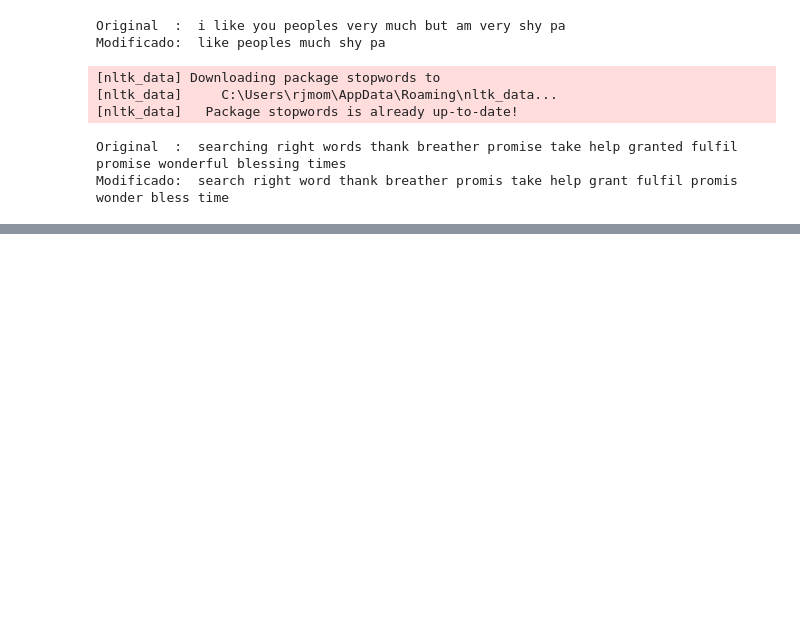
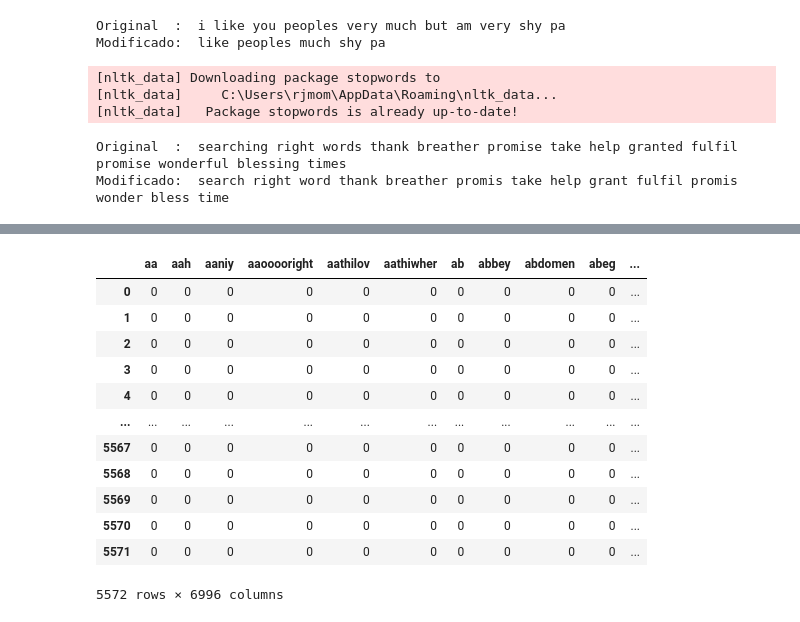
Before and after one commit to her20053/Security-Data-Science, a Jupyter notebook: Laboratorio 2/Lab2.ipynb, the cells around one changed output, grey strips where cells are left out. Drawn from its saved outputs; the diff is of its cells as text; code cells hidden in the pictures; blank space fills up the shorter version.

```diff
--- a/Laboratorio 2/Lab2.ipynb
+++ b/Laboratorio 2/Lab2.ipynb
@@ -103,0 +100,4 @@ Representacion de Texto
+# %%
+# Obtener los mensajes preprocesados en una lista
+mensajes = data['v2'].tolist()
+mensajes
@@ -103,0 +122,21 @@ Representacion de Texto
+# %%
+# Bag of Words (BoW) para n = 1
+bow1 = CountVectorizer(ngram_range=(1,1))
+bow1_matrix = bow1.fit_transform(mensajes)
+bow1_matrix = bow1_matrix.toarray()
+vocab1 = bow1.get_feature_names_out()
+pd.DataFrame(bow1_matrix, columns=vocab1)
+# %% [output]
+|  | aa | aah | aaniy | aaooooright | aathilov | aathiwher | ab | abbey | abdomen | abeg | ... |
+| 0 | 0 | 0 | 0 | 0 | 0 | 0 | 0 | 0 | 0 | 0 | ... |
+| 1 | 0 | 0 | 0 | 0 | 0 | 0 | 0 | 0 | 0 | 0 | ... |
+| 2 | 0 | 0 | 0 | 0 | 0 | 0 | 0 | 0 | 0 | 0 | ... |
+| 3 | 0 | 0 | 0 | 0 | 0 | 0 | 0 | 0 | 0 | 0 | ... |
+| 4 | 0 | 0 | 0 | 0 | 0 | 0 | 0 | 0 | 0 | 0 | ... |
+| ... | ... | ... | ... | ... | ... | ... | ... | ... | ... | ... | ... |
+| 5567 | 0 | 0 | 0 | 0 | 0 | 0 | 0 | 0 | 0 | 0 | ... |
+| 5568 | 0 | 0 | 0 | 0 | 0 | 0 | 0 | 0 | 0 | 0 | ... |
+| 5569 | 0 | 0 | 0 | 0 | 0 | 0 | 0 | 0 | 0 | 0 | ... |
+| 5570 | 0 | 0 | 0 | 0 | 0 | 0 | 0 | 0 | 0 | 0 | ... |
+| 5571 | 0 | 0 | 0 | 0 | 0 | 0 | 0 | 0 | 0 | 0 | ... |
+5572 rows × 6996 columns
```
Also changed, not shown: parts of 16 cells of this notebook, 1 other file.
